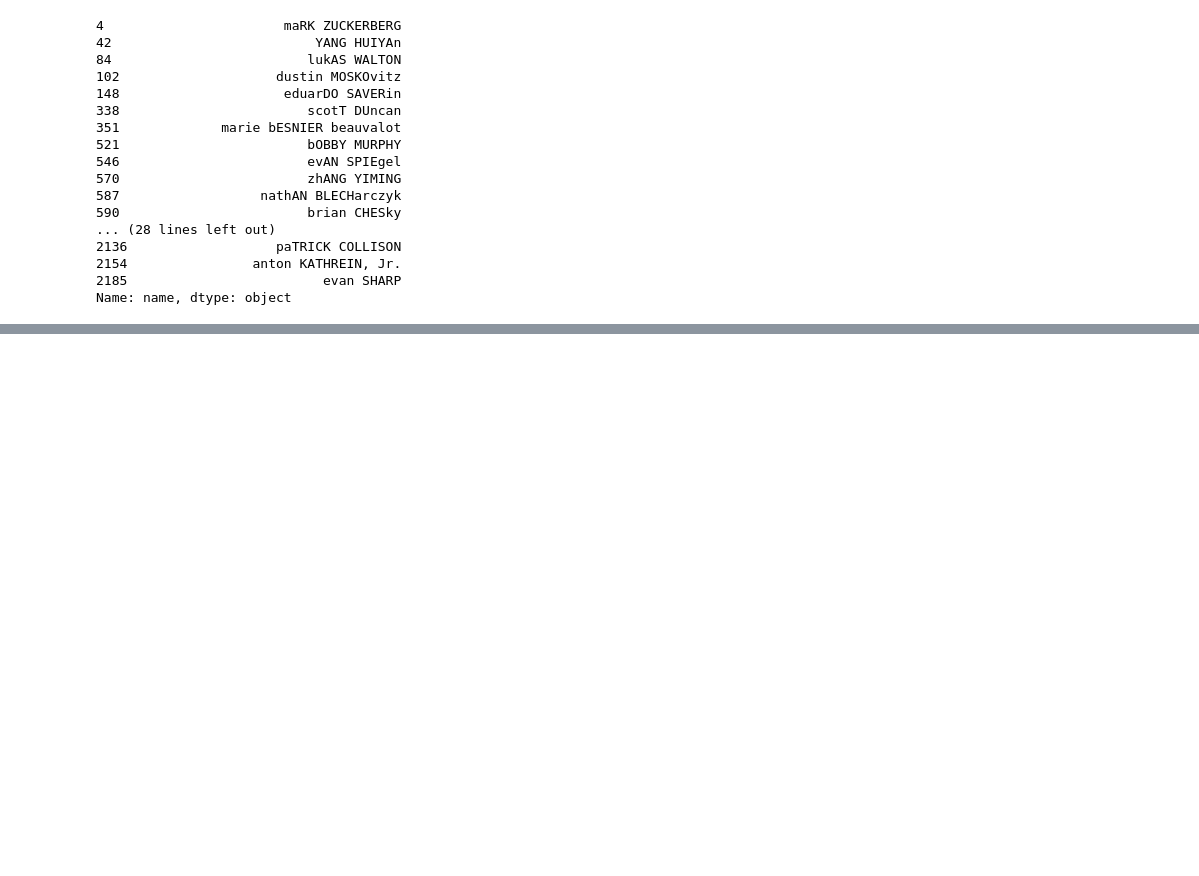
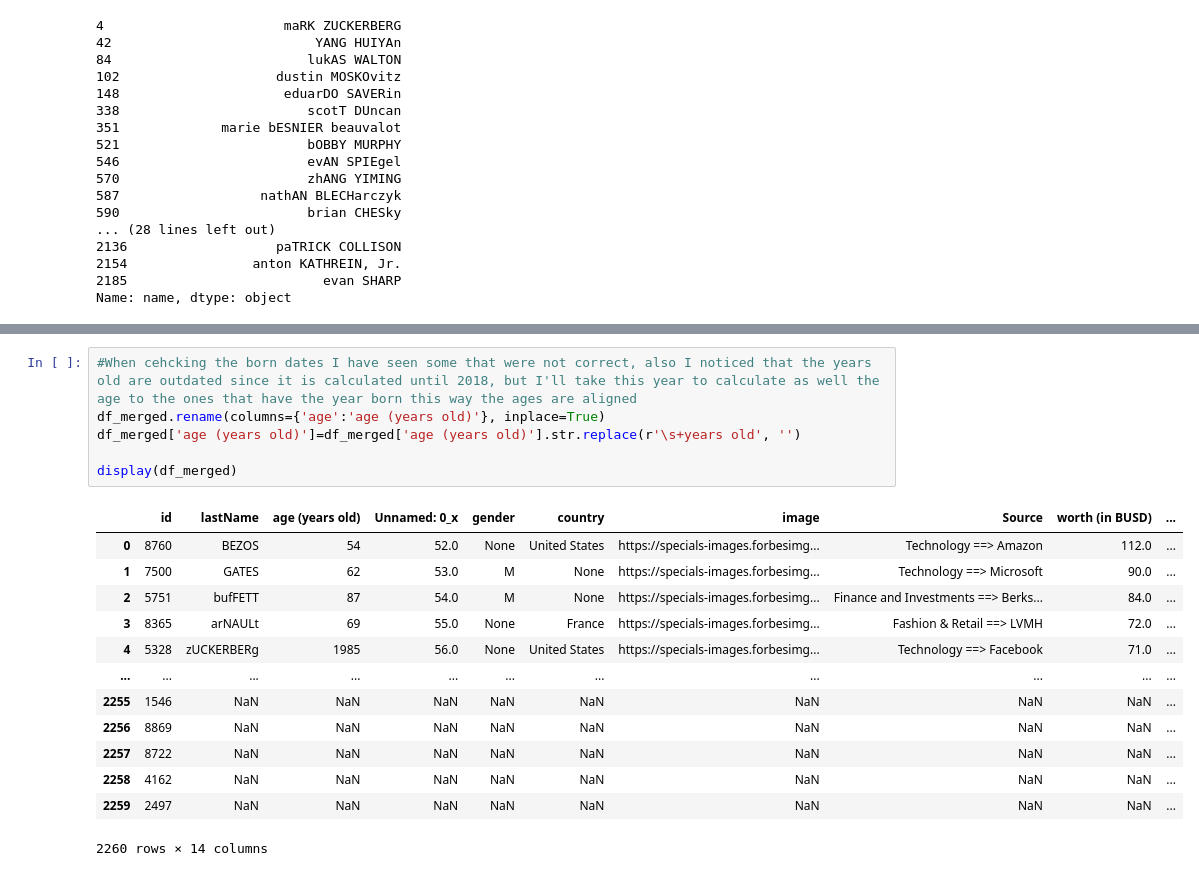
Before and after one commit to Juliaroch/Ironhack-Module-1-Project---Pipelines-Julia-Roch-, a Jupyter notebook: notebooks/Untitled.ipynb, the cells around one changed output, grey strips where cells are left out. Drawn from its saved outputs; the diff is of its cells as text; blank space fills up the shorter version.

```diff
--- a/notebooks/Untitled.ipynb
+++ b/notebooks/Untitled.ipynb
@@ -420,0 +439,20 @@ Name: name, dtype: object
+# %%
+#When cehcking the born dates I have seen some that were not correct, also I noticed that the years old are outdated since it is calculated until 2018, but I'll take this year to calculate as well the age to the ones that have the year born this way the ages are aligned
+df_merged.rename(columns={'age':'age (years old)'}, inplace=True)
+df_merged['age (years old)']=df_merged['age (years old)'].str.replace(r'\s+years old', '')
+
+display(df_merged)
+# %% [output]
+|  | id | lastName | age (years old) | Unnamed: 0_x | gender | country | image | Source | worth (in BUSD) | ... |
+| 0 | 8760 | BEZOS | 54 | 52.0 | None | United States | https://specials-images.forbesimg... | Technology ==> Amazon | 112.0 | ... |
+| 1 | 7500 | GATES | 62 | 53.0 | M | None | https://specials-images.forbesimg... | Technology ==> Microsoft | 90.0 | ... |
+| 2 | 5751 | bufFETT | 87 | 54.0 | M | None | https://specials-images.forbesimg... | Finance and Investments ==> Berks... | 84.0 | ... |
+| 3 | 8365 | arNAULt | 69 | 55.0 | None | France | https://specials-images.forbesimg... | Fashion & Retail ==> LVMH | 72.0 | ... |
+| 4 | 5328 | zUCKERBERg | 1985 | 56.0 | None | United States | https://specials-images.forbesimg... | Technology ==> Facebook | 71.0 | ... |
+| ... | ... | ... | ... | ... | ... | ... | ... | ... | ... | ... |
+| 2255 | 1546 | NaN | NaN | NaN | NaN | NaN | NaN | NaN | NaN | ... |
+| 2256 | 8869 | NaN | NaN | NaN | NaN | NaN | NaN | NaN | NaN | ... |
+| 2257 | 8722 | NaN | NaN | NaN | NaN | NaN | NaN | NaN | NaN | ... |
+| 2258 | 4162 | NaN | NaN | NaN | NaN | NaN | NaN | NaN | NaN | ... |
+| 2259 | 2497 | NaN | NaN | NaN | NaN | NaN | NaN | NaN | NaN | ... |
+2260 rows × 14 columns
```
Also changed, not shown: parts of 2 cells of this notebook.
